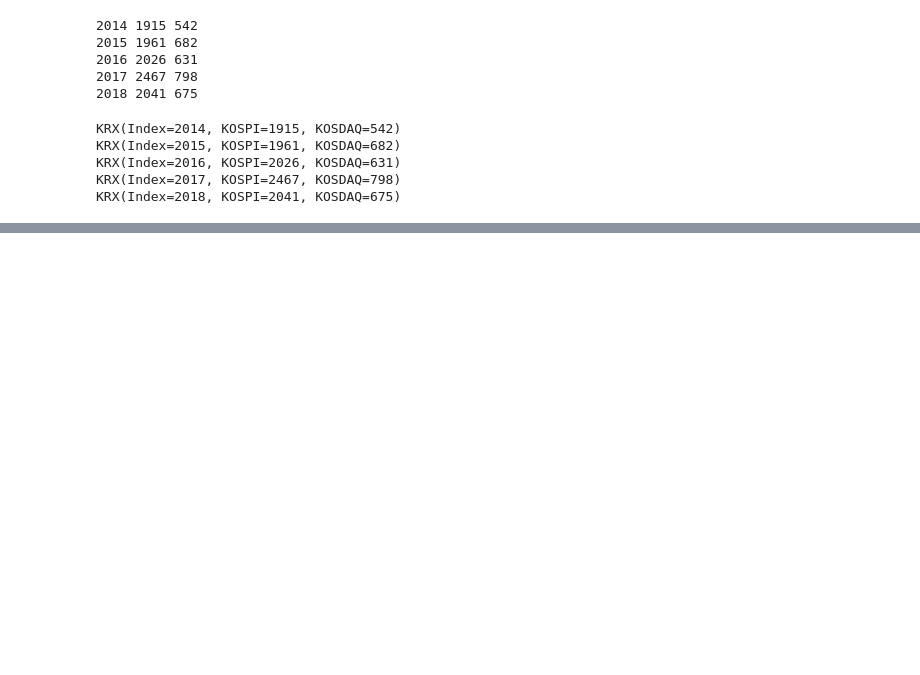
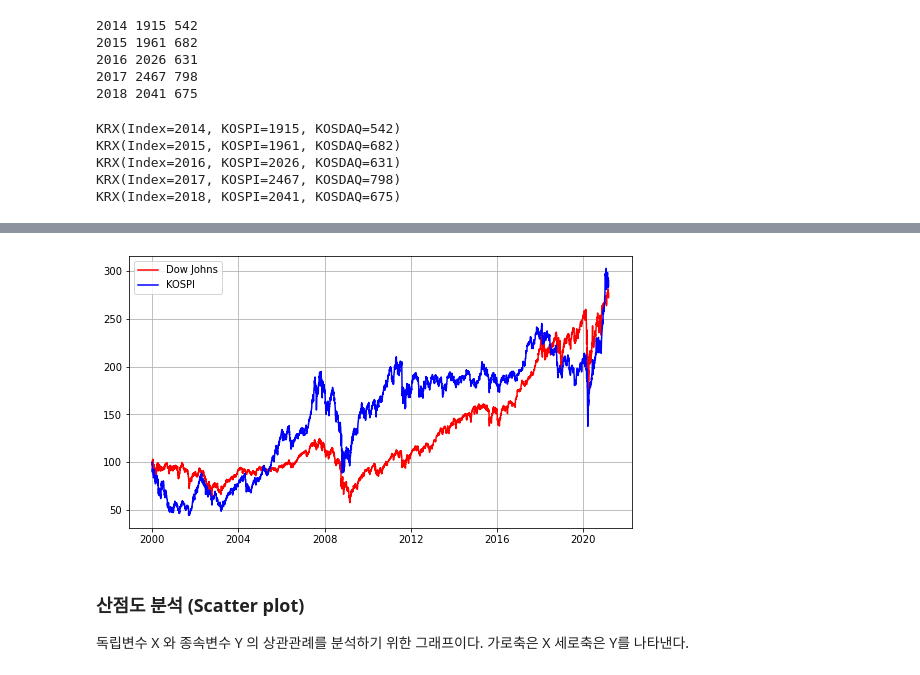
Before and after one commit to KYUUUW/StockAnalysisInPython, a Jupyter notebook: StockPriceAnalysis_Chapter3.ipynb, the cells around one changed output, grey strips where cells are left out. Saved outputs shown, nothing was run; the diff lists cells and outputs as text; code cells hidden in the pictures; blank space fills up the shorter version.

```diff
--- a/StockPriceAnalysis_Chapter3.ipynb
+++ b/StockPriceAnalysis_Chapter3.ipynb
@@ -380,0 +581,17 @@ msft_dpc_cs
+# %%
+# 지수화 비교
+d = (dow.Close / dow.Close.iloc[0])*100 # 지수화
+k = (kospi.Close / kospi.Close.iloc[0])*100 # 지수화
+
+plt.figure(figsize=(9, 5))
+plt.plot(d.index, d, 'r', label='Dow Johns')
+plt.plot(k.index, k, 'b', label='KOSPI')
+plt.grid(True)
+plt.legend(loc='best')
+plt.show()
+# %% [output]
+[figure, added]
+# %% [markdown]
+### 산점도 분석 (Scatter plot)
+
+독립변수 X 와 종속변수 Y 의 상관관례를 분석하기 위한 그래프이다. 가로축은 X 세로축은 Y를 나타낸다.
```
Also changed, not shown: parts of 33 cells of this notebook.
